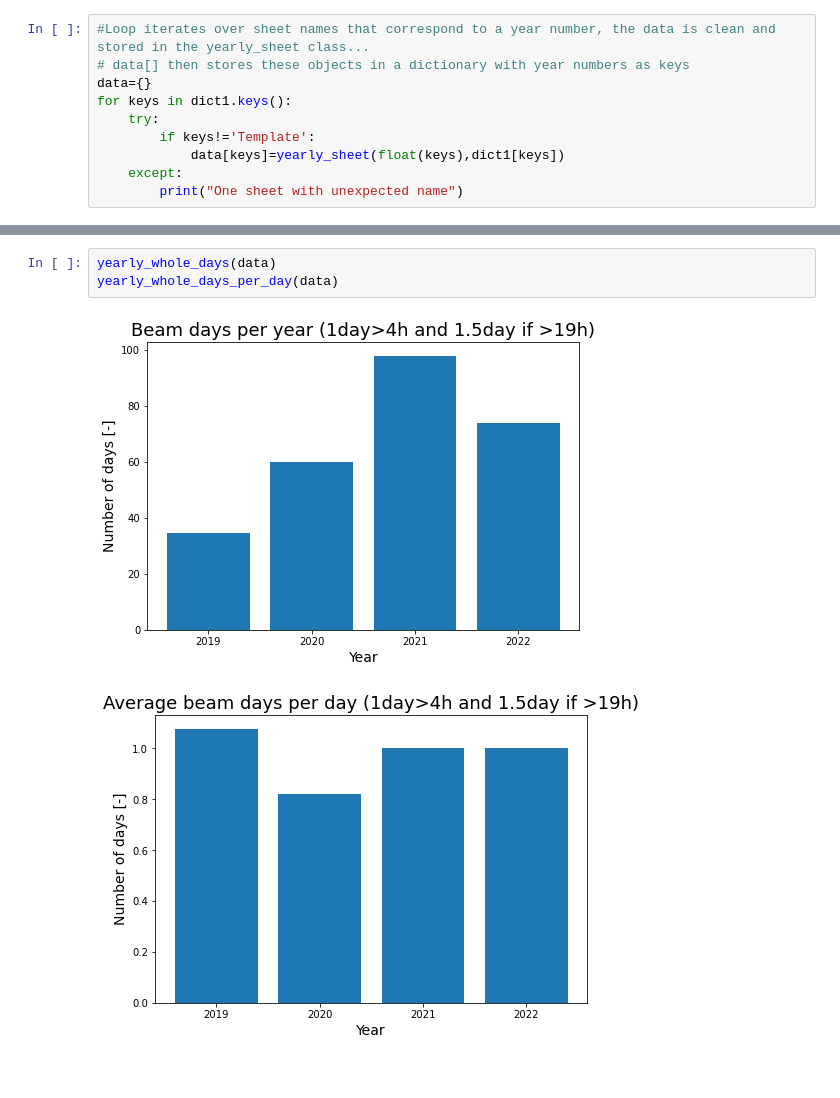
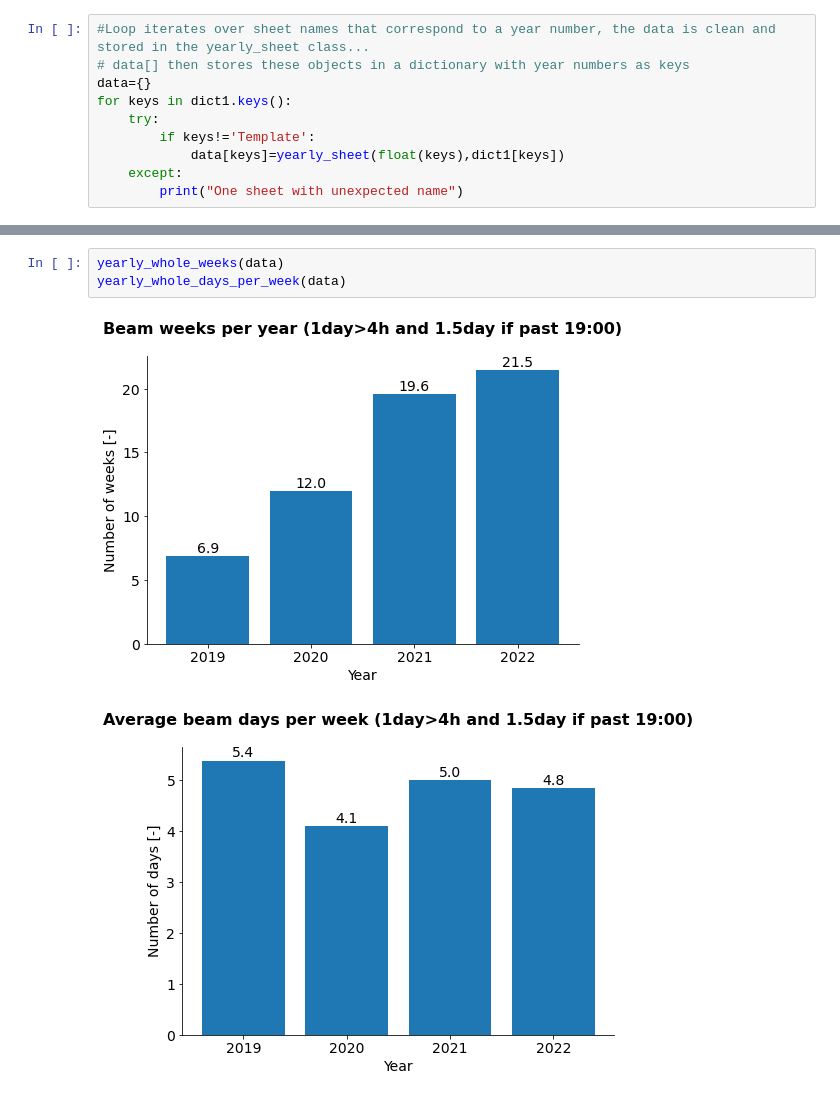
Before and after one commit to AlexSpacek/Beamtime-statistics, a Jupyter notebook: main.ipynb, the cells around one changed output, grey strips where cells are left out. Saved outputs shown, nothing was run; the diff lists cells and outputs as text.

```diff
--- a/main.ipynb
+++ b/main.ipynb
@@ -35,6 +43,6 @@ average_net_beamtime_per_day(data)
 # %%
-yearly_whole_days(data)
-yearly_whole_days_per_day(data)
+yearly_whole_weeks(data)
+yearly_whole_days_per_week(data)
 # %% [output]
-[figure, old version]
+[figure, new version]
-[figure, old version]
+[figure, new version]
```
Also changed, not shown: parts of 5 cells of this notebook, 21 other files.
